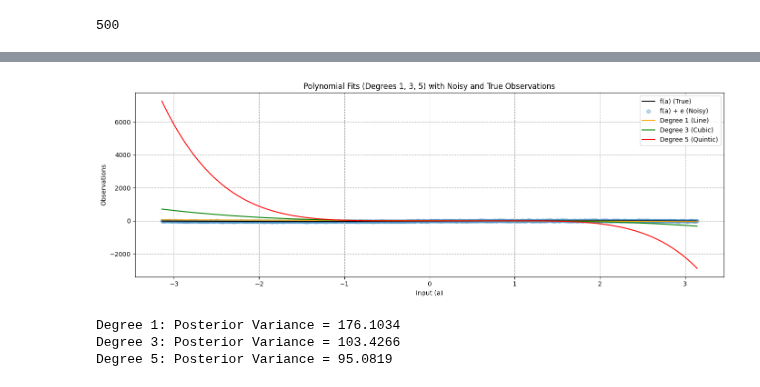
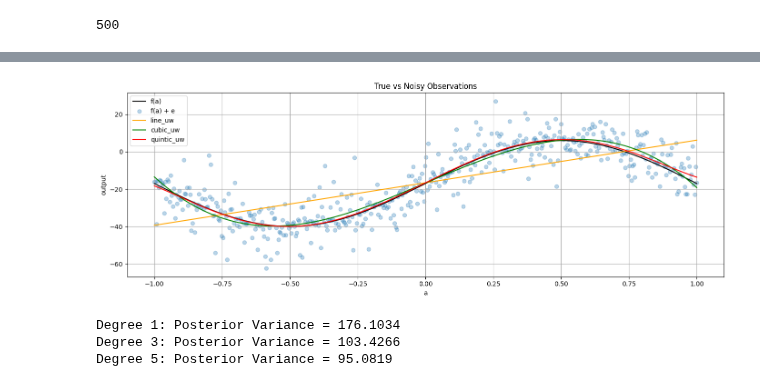
Before and after one commit to Sarah-Jasim/engg680_2024_fall, a Jupyter notebook: Lab Assignment 2/Assignment2.ipynb, the cells around one changed output, grey strips where cells are left out. Cells and saved outputs as stored; diff of their text form; code cells hidden in the pictures.

Commit message:
Corrected polynomial curve fitting, fitted polynomials (degrees 1, 3, 5), constructed functions, and visualized results with matplotlib.

```diff
--- a/Lab Assignment 2/Assignment2.ipynb
+++ b/Lab Assignment 2/Assignment2.ipynb
@@ -73,16 +74,15 @@ a = np.linspace(start, end, n)
 # keep this format for the rest of the plots in this lab assignment
 # (2 marks)
 
-fig, ax = plt.subplots(nrows=1, ncols=1, figsize=(14, 5))
-ax.plot(np.linspace(-1, 1, len(l_true)), l_true, label='f(a)', color='k')  # Line plot for true observations
-ax.scatter(np.linspace(-1, 1, len(l)), l, label='f(a) + e', color='tab:blue', marker='o', alpha=0.3)  # Scatter plot for noisy observations
+a = np.linspace(-1, 1, n)  #range of x axis from -1 to 1
+fig, ax = plt.subplots(nrows=1, ncols=1, figsize=(14, 5))  # Create the figure and axis using subplots
+ax.plot(a, l_true, label='f(a)', color='k')  # Line plot for true observations
+ax.scatter(a, l, label='f(a) + e', color='tab:blue', marker='o', alpha=0.3)  # Scatter plot for noisy observations
 ## Adding labels, title, and legend
-ax.set_xlabel('Input (a)')
+ax.set_xlabel('a')
 ax.set_ylabel('Output')
 ax.set_title('True vs Noisy Observations')
 ax.grid(True, which='both', ls='-', color='0.65') #adding grid
-ax.set_xlim([-1, 1])
 ax.legend()
 fig.tight_layout()
-plt.show()
 # %% [output]
@@ -171,36 +161,38 @@ Polynomial Degree 1 Coefficients: (array([-16.59352348,   7.25633807]), array([[
 # use the estimated coefficients x and constants array a, construct polynomial functions for each degree
 # hint: use polyval function from numpy library (check input argument carefully)
 # (1 marks)
-line_uw = np.polyval(polynomial_degree_1[0], a) #degree 1 polynomial fit
-cubic_uw = np.polyval(polynomial_degree_3[0], a) # Degree 3 polynomial function
-quintic_uw = np.polyval(polynomial_degree_5[0], a) # Degree 5 polynomial function
+line_uw = np.polyval(x_1, a) #degree 1 polynomial fit
+cubic_uw = np.polyval(x_3, a) # Degree 3 polynomial function
+quintic_uw = np.polyval(x_5, a) # Degree 5 polynomial function
 # %%
 # step 8
 # use the matplotlib to plot each polynomial function, noisy observations l, true observations l_true, together in one single figure
 # for the polynomials of line, cubic and quintic, use color of orange, green and red respectively.
 # (2 marks)
 
-# Create a plot with true observations, noisy observations, and polynomial fits
-fig, ax = plt.subplots(nrows=1, ncols=1, figsize=(14, 5))
-ax.plot(a, l_true, label="f(a) (True)", color='k') # Plot true observations (l_true) in black
-ax.scatter(a, l, label="f(a) + e (Noisy)", color='tab:blue', marker='o', alpha=0.3) # Scatter plot of noisy observations (l) in blue
+a = np.linspace(-1, 1, n)
+fig, ax = plt.subplots(nrows=1, ncols=1, figsize=(14, 5))  # Create the figure and axis using subplots
+ax.plot(a, l_true, label='f(a)', color='k')  # Line plot for true observations
+ax.scatter(a, l, label='f(a) + e', color='tab:blue', marker='o', alpha=0.3)  # Scatter plot for noisy observations
 
-#polynomial fits
-ax.plot(a, line_uw, label="Degree 1 (Line)", color='orange')
-ax.plot(a, cubic_uw, label="Degree 3 (Cubic)", color='green')
-ax.plot(a, quintic_uw, label="Degree 5 (Quintic)", color='red')
+# Plot lines for linear, cubic, and quintic solutions
+ax.plot(a, line_uw, color='orange', label='line_uw')
+ax.plot(a, cubic_uw, color='green', label='cubic_uw')
+ax.plot(a, quintic_uw, color='red', label='quintic_uw')
 
-# Set axis labels, plot title and grid
-ax.set_xlabel('Input (a)')
-ax.set_ylabel('Observations')
-ax.set_title('Polynomial Fits (Degrees 1, 3, 5) with Noisy and True Observations')
-ax.grid(True, which='both', ls='--', color='0.65')
-ax.legend() # Add a legend
+# Legend, axis labels, and title
+ax.legend()
+ax.set_xlabel('a')
+ax.set_ylabel('output')
+ax.set_title('True vs Noisy Observations')
+
+# Decorative grid lines
+ax.grid(True, which='both', linestyle='-', color='0.65')
 
 # Adjust layout for tight spacing
 fig.tight_layout()
 # %% [output]
-[figure, old version]
+[figure, new version]
 # %%
 # step 9
 # print the a posterier variance factor for each polynomial function
```
Also changed, not shown: parts of 4 cells of this notebook.
